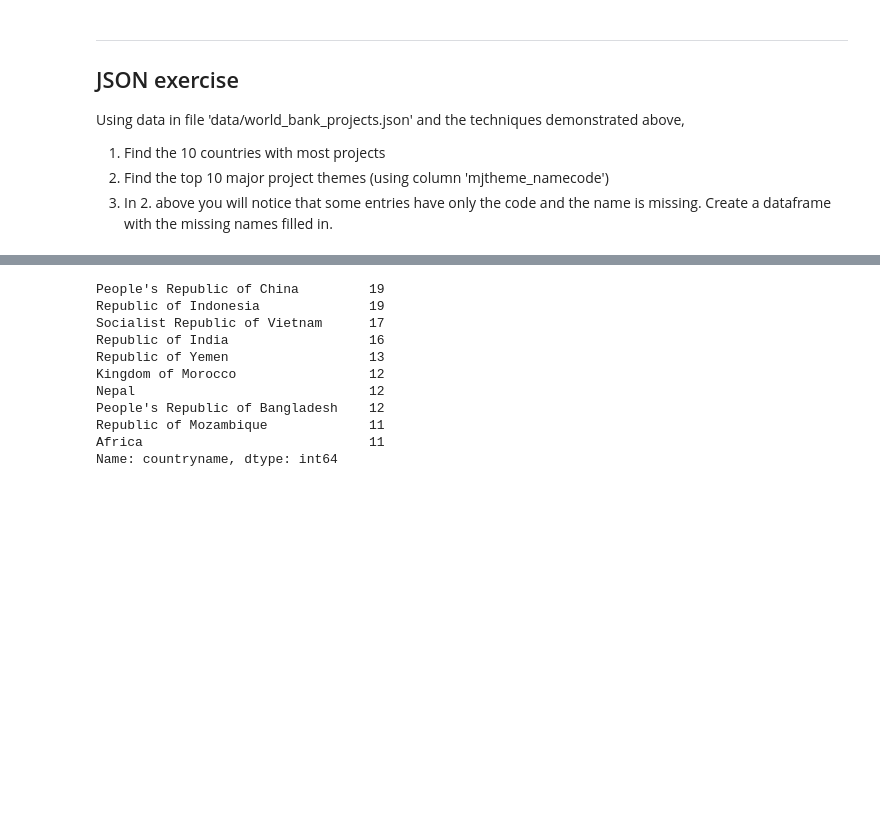
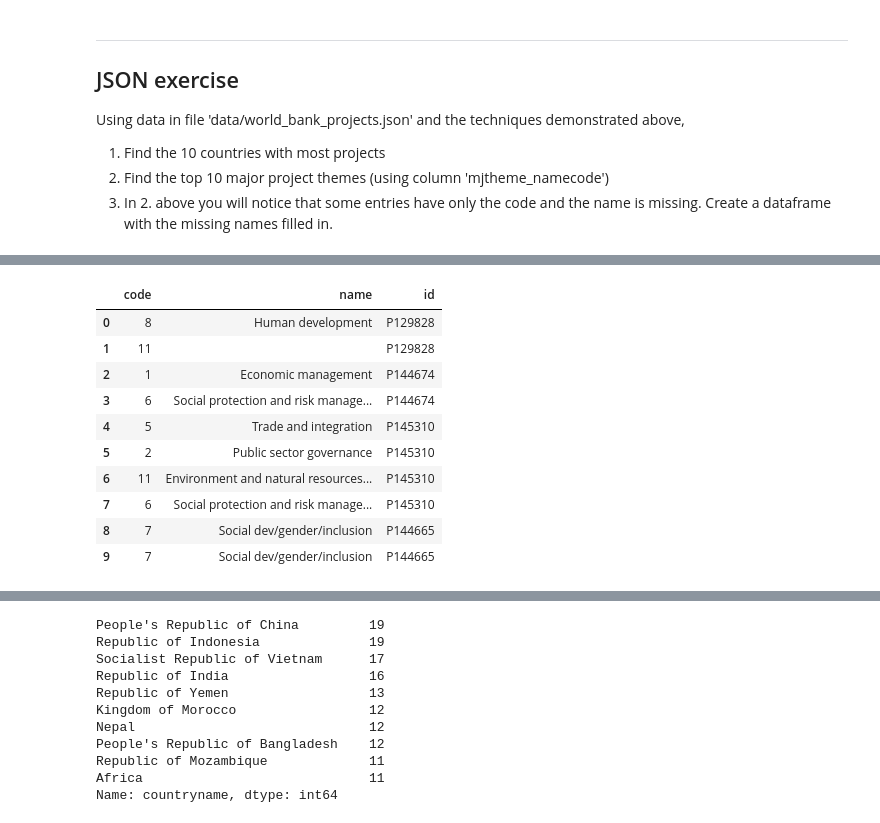
Before and after one commit to shravankumar649/json_exercise, a Jupyter notebook: sliderule_dsi_json_exercise.ipynb, the cells around one changed output, grey strips where cells are left out. Saved outputs shown, nothing was run; the diff lists cells and outputs as text; code cells hidden in the pictures; blank space fills up the shorter version.

```diff
--- a/sliderule_dsi_json_exercise.ipynb
+++ b/sliderule_dsi_json_exercise.ipynb
@@ -104,4 +104,4 @@ import pandas as pd
 import json
 from pandas.io.json import json_normalize
 # %%
-json.load((open('data/world_bank_projects.json')))
+raw_json = json.load((open('data/world_bank_projects.json')))
@@ -126,2 +128,17 @@ json.load((open('data/world_bank_projects.json')))
+# %%
+mjtheme_project = json_normalize(raw_json, 'mjtheme_namecode', ['id'])[:10]
+mjtheme_project
+# %% [output]
+|  | code | name | id |
+| 0 | 8 | Human development | P129828 |
+| 1 | 11 |  | P129828 |
+| 2 | 1 | Economic management | P144674 |
+| 3 | 6 | Social protection and risk manage... | P144674 |
+| 4 | 5 | Trade and integration | P145310 |
+| 5 | 2 | Public sector governance | P145310 |
+| 6 | 11 | Environment and natural resources... | P145310 |
+| 7 | 6 | Social protection and risk manage... | P145310 |
+| 8 | 7 | Social dev/gender/inclusion | P144665 |
+| 9 | 7 | Social dev/gender/inclusion | P144665 |
 # %%
 json_df = pd.read_json('data/world_bank_projects.json')
```
Also changed, not shown: parts of 18 cells of this notebook.
